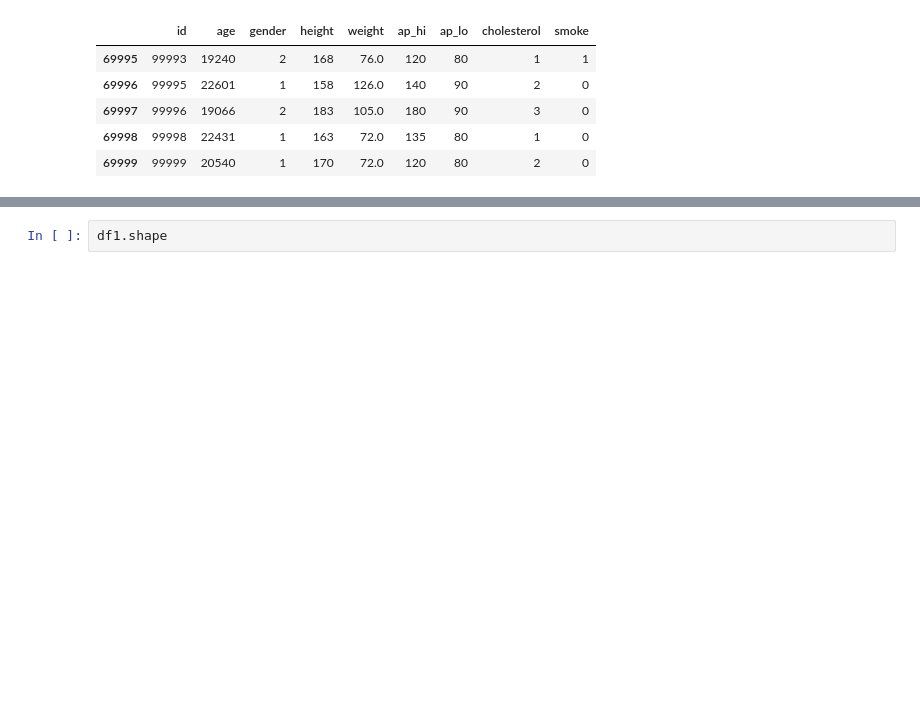
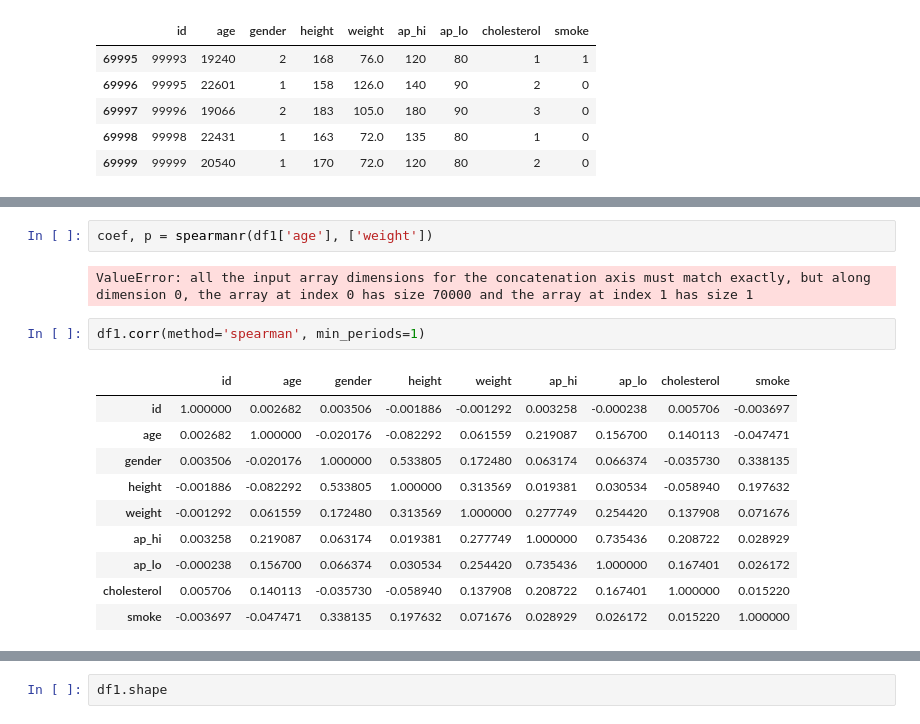
Before and after one commit to EnochAy/Turing-Data-Analytics_Science_Test, a Jupyter notebook: turing.ipynb, the cells around one changed output, grey strips where cells are left out. Drawn from its saved outputs; the diff is of its cells as text; blank space fills up the shorter version.

```diff
--- a/turing.ipynb
+++ b/turing.ipynb
@@ -104,0 +141,17 @@ df1.tail()
+# %%
+coef, p = spearmanr(df1['age'], ['weight'])
+# %% [output]
+ValueError: all the input array dimensions for the concatenation axis must match exactly, but along dimension 0, the array at index 0 has size 70000 and the array at index 1 has size 1
+# %%
+df1.corr(method='spearman', min_periods=1)
+# %% [output]
+|  | id | age | gender | height | weight | ap_hi | ap_lo | cholesterol | smoke |
+| id | 1.000000 | 0.002682 | 0.003506 | -0.001886 | -0.001292 | 0.003258 | -0.000238 | 0.005706 | -0.003697 |
+| age | 0.002682 | 1.000000 | -0.020176 | -0.082292 | 0.061559 | 0.219087 | 0.156700 | 0.140113 | -0.047471 |
+| gender | 0.003506 | -0.020176 | 1.000000 | 0.533805 | 0.172480 | 0.063174 | 0.066374 | -0.035730 | 0.338135 |
+| height | -0.001886 | -0.082292 | 0.533805 | 1.000000 | 0.313569 | 0.019381 | 0.030534 | -0.058940 | 0.197632 |
+| weight | -0.001292 | 0.061559 | 0.172480 | 0.313569 | 1.000000 | 0.277749 | 0.254420 | 0.137908 | 0.071676 |
+| ap_hi | 0.003258 | 0.219087 | 0.063174 | 0.019381 | 0.277749 | 1.000000 | 0.735436 | 0.208722 | 0.028929 |
+| ap_lo | -0.000238 | 0.156700 | 0.066374 | 0.030534 | 0.254420 | 0.735436 | 1.000000 | 0.167401 | 0.026172 |
+| cholesterol | 0.005706 | 0.140113 | -0.035730 | -0.058940 | 0.137908 | 0.208722 | 0.167401 | 1.000000 | 0.015220 |
+| smoke | -0.003697 | -0.047471 | 0.338135 | 0.197632 | 0.071676 | 0.028929 | 0.026172 | 0.015220 | 1.000000 |
```
Also changed, not shown: parts of 23 cells of this notebook.
